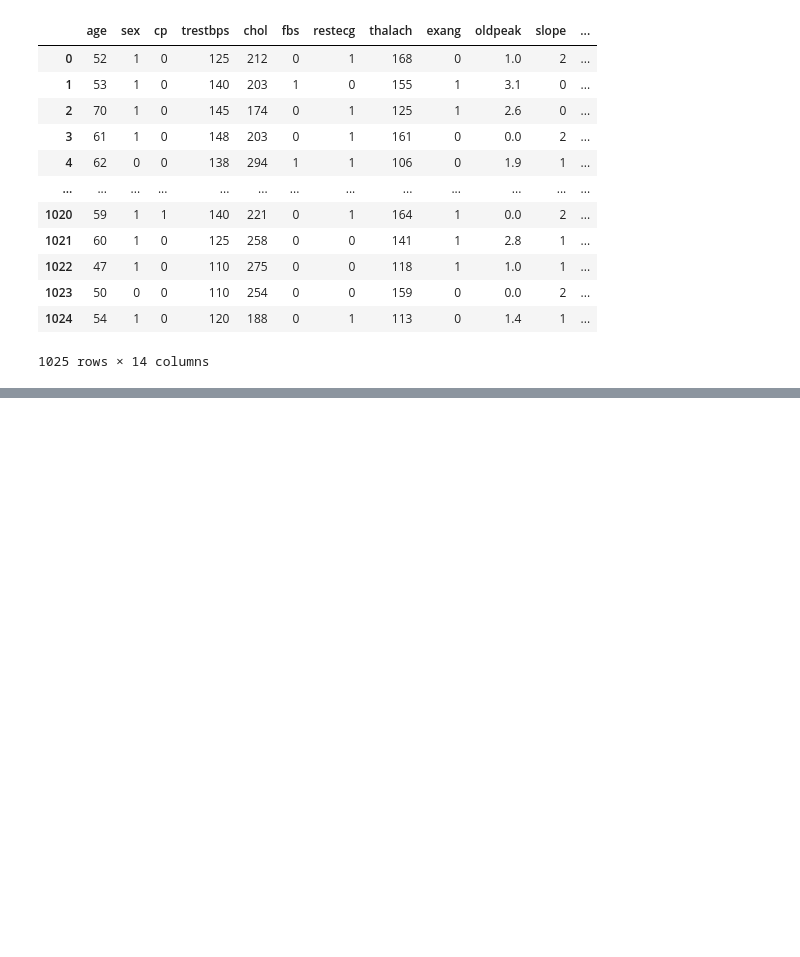
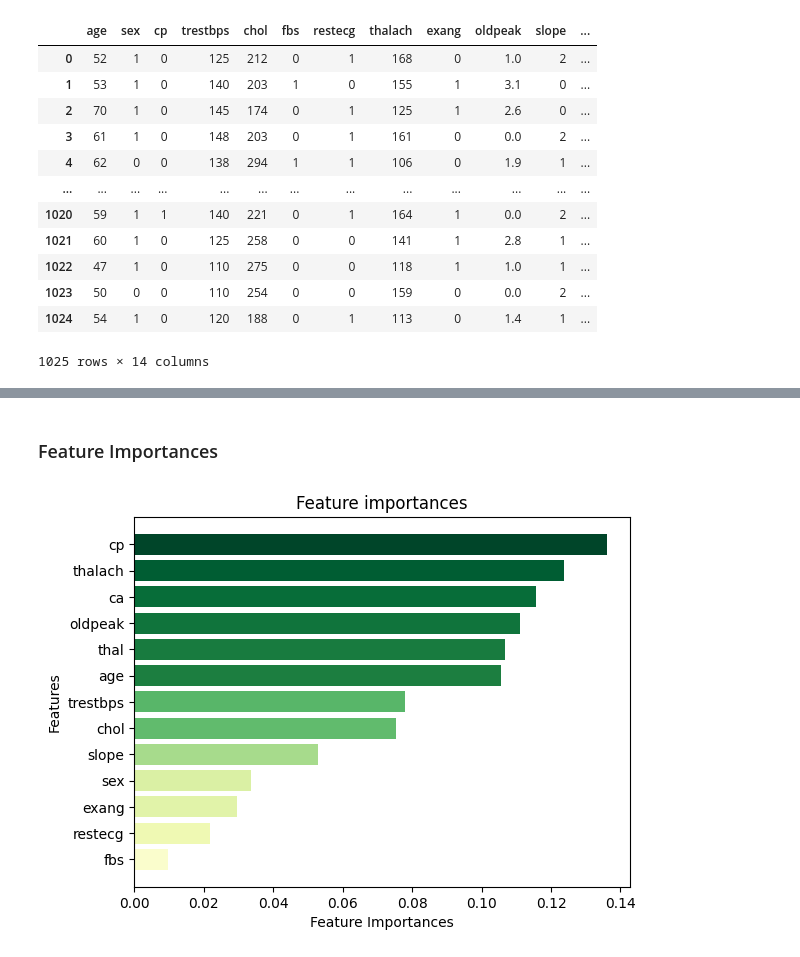
Before and after one commit to POTOK22/Introduction-to-Artificial-Intelligence-Project, a Jupyter notebook: main.ipynb, the cells around one changed output, grey strips where cells are left out. Cells and saved outputs as stored; diff of their text form; code cells hidden in the pictures; blank space fills up the shorter version.

```diff
--- a/main.ipynb
+++ b/main.ipynb
@@ -26,0 +259,21 @@ X_train, X_test, y_train, y_test = train_test_split(X, y, test_size=0.4, random_
+# %% [markdown]
+### Feature Importances
+# %%
+import numpy as np
+
+features_importances = best_forest.feature_importances_
+features = best_forest.feature_names_in_
+
+sorted_idx = np.argsort(features_importances)
+sorted_features = features[sorted_idx]
+sorted_importances = features_importances[sorted_idx]
+
+colors = plt.cm.YlGn(sorted_importances / max(sorted_importances))
+
+plt.barh(sorted_features, sorted_importances, color=colors)
+plt.xlabel("Feature Importances")
+plt.ylabel("Features")
+plt.title("Feature importances")
+plt.show()
+# %% [output]
+[figure, added]
```
Also changed, not shown: parts of 30 cells of this notebook.
